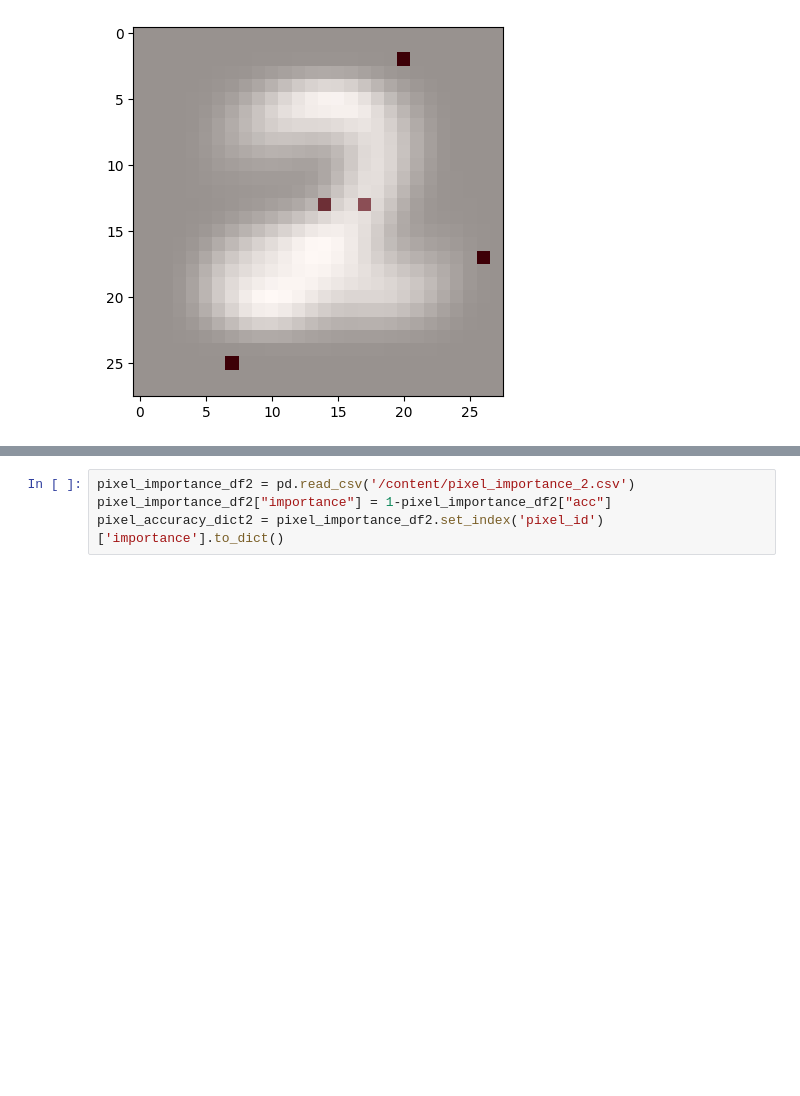
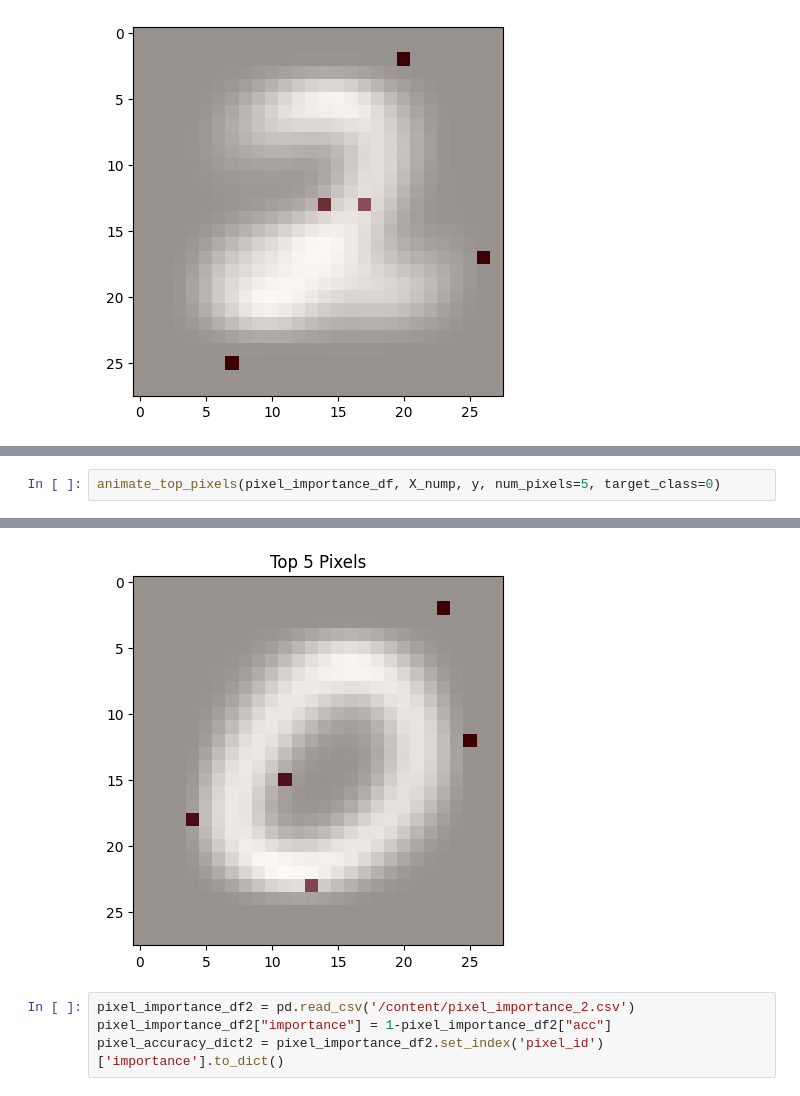
Before and after one commit to ilaibachrach/shadow, a Jupyter notebook: deepnote/Thesis/shadow-test.ipynb, the cells around one changed output, grey strips where cells are left out. Drawn from its saved outputs; the diff is of its cells as text; blank space fills up the shorter version.

```diff
--- a/deepnote/Thesis/shadow-test.ipynb
+++ b/deepnote/Thesis/shadow-test.ipynb
@@ -1949,0 +1982,3 @@ HTML(ani.to_html5_video())
+# %%
+animate_top_pixels(pixel_importance_df, X_nump, y, num_pixels=5, target_class=0)
+# %% [output]
@@ -1950,3 +1986,4 @@ HTML(ani.to_html5_video())
+[figure, added]
 # %%
 pixel_importance_df2 = pd.read_csv('/content/pixel_importance_2.csv')
 pixel_importance_df2["importance"] = 1-pixel_importance_df2["acc"]
```
Also changed, not shown: parts of 9 cells of this notebook.
